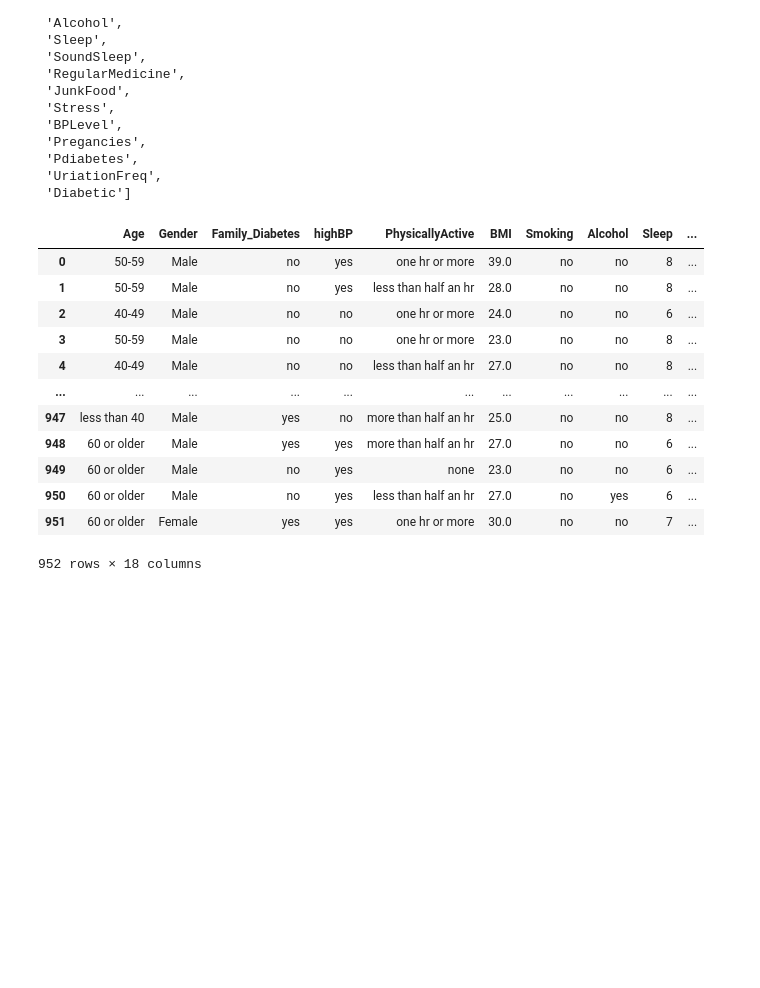
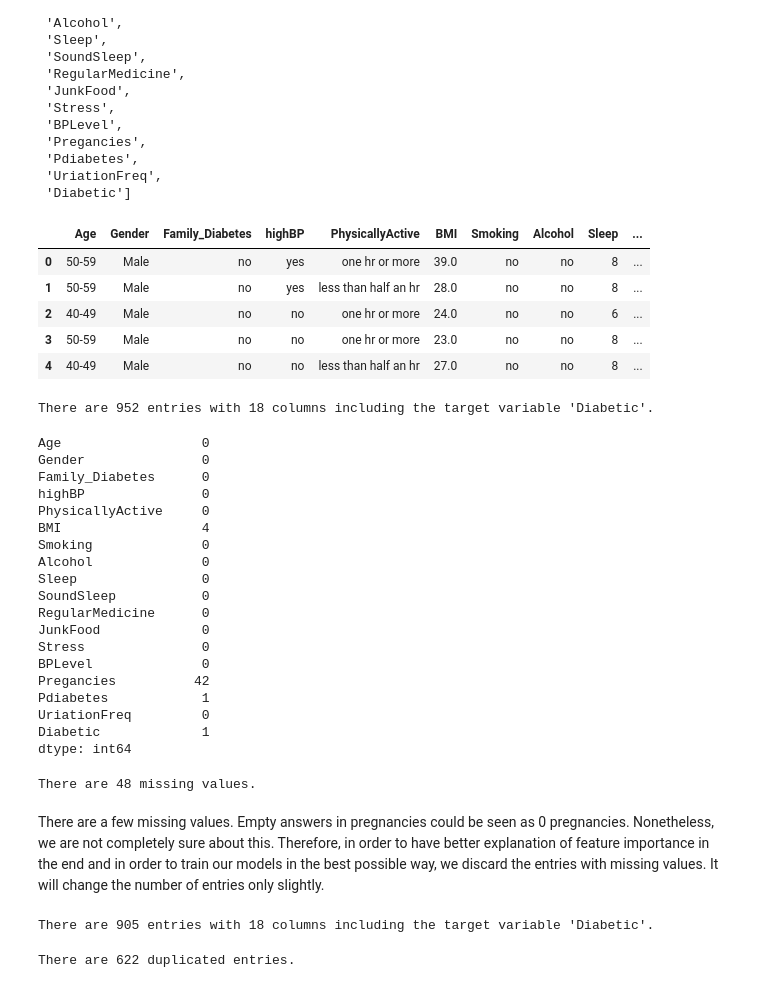
Before and after one commit to kimlindner/Type2DiabetesDetection_ML_Project, a Jupyter notebook: 01_EDA&Preprocessing.ipynb, the cells around one changed output. Cells and saved outputs as stored; diff of their text form; code cells hidden in the pictures; blank space fills up the shorter version.

```diff
--- a/01_EDA&Preprocessing.ipynb
+++ b/01_EDA&Preprocessing.ipynb
@@ -33,19 +50,58 @@ df_header
  'UriationFreq',
  'Diabetic']
 # %%
+# convert arff data into a pandas dataframe
 df = pd.DataFrame(data['data'], columns=df_header)
-df
+df.head()
 # %% [output]
 |  | Age | Gender | Family_Diabetes | highBP | PhysicallyActive | BMI | Smoking | Alcohol | Sleep | ... |
 | 0 | 50-59 | Male | no | yes | one hr or more | 39.0 | no | no | 8 | ... |
 | 1 | 50-59 | Male | no | yes | less than half an hr | 28.0 | no | no | 8 | ... |
 | 2 | 40-49 | Male | no | no | one hr or more | 24.0 | no | no | 6 | ... |
 | 3 | 50-59 | Male | no | no | one hr or more | 23.0 | no | no | 8 | ... |
 | 4 | 40-49 | Male | no | no | less than half an hr | 27.0 | no | no | 8 | ... |
-| ... | ... | ... | ... | ... | ... | ... | ... | ... | ... | ... |
-| 947 | less than 40 | Male | yes | no | more than half an hr | 25.0 | no | no | 8 | ... |
-| 948 | 60 or older | Male | yes | yes | more than half an hr | 27.0 | no | no | 6 | ... |
-| 949 | 60 or older | Male | no | yes | none | 23.0 | no | no | 6 | ... |
-| 950 | 60 or older | Male | no | yes | less than half an hr | 27.0 | no | yes | 6 | ... |
-| 951 | 60 or older | Female | yes | yes | one hr or more | 30.0 | no | no | 7 | ... |
-952 rows × 18 columns
+# %%
+# print main information about data
+print("There are {} entries with {} columns including the target variable 'Diabetic'.".format(df.shape[0], df.shape[1]))
+# %% [output]
+There are 952 entries with 18 columns including the target variable 'Diabetic'.
+# %%
+# check for missing values
+display(df.isnull().sum())
+print("There are {} missing values.".format(df.isnull().sum().sum()))
+# %% [output]
+Age                  0
+Gender               0
+Family_Diabetes      0
+highBP               0
+PhysicallyActive     0
+BMI                  4
+Smoking              0
+Alcohol              0
+Sleep                0
+SoundSleep           0
+RegularMedicine      0
+JunkFood             0
+Stress               0
+BPLevel              0
+Pregancies          42
+Pdiabetes            1
+UriationFreq         0
+Diabetic             1
+dtype: int64
+There are 48 missing values.
+# %% [markdown]
+There are a few missing values. Empty answers in pregnancies could be seen as 0 pregnancies. Nonetheless, we are not completely sure about this. Therefore, in order to have better explanation of feature importance in the end and in order to train our models in the best possible way, we discard the entries with missing values. It will change the number of entries only slightly.
+# %%
+# drop rows with missing values
+df.dropna(inplace=True)
+
+# again print main information about data
+print("There are {} entries with {} columns including the target variable 'Diabetic'.".format(df.shape[0], df.shape[1]))
+# %% [output]
+There are 905 entries with 18 columns including the target variable 'Diabetic'.
+# %%
+# check for duplicates
+print("There are {} duplicated entries.".format(df.duplicated().sum()))
+# %% [output]
+There are 622 duplicated entries.
```
Also changed, not shown: parts of 31 cells of this notebook.
